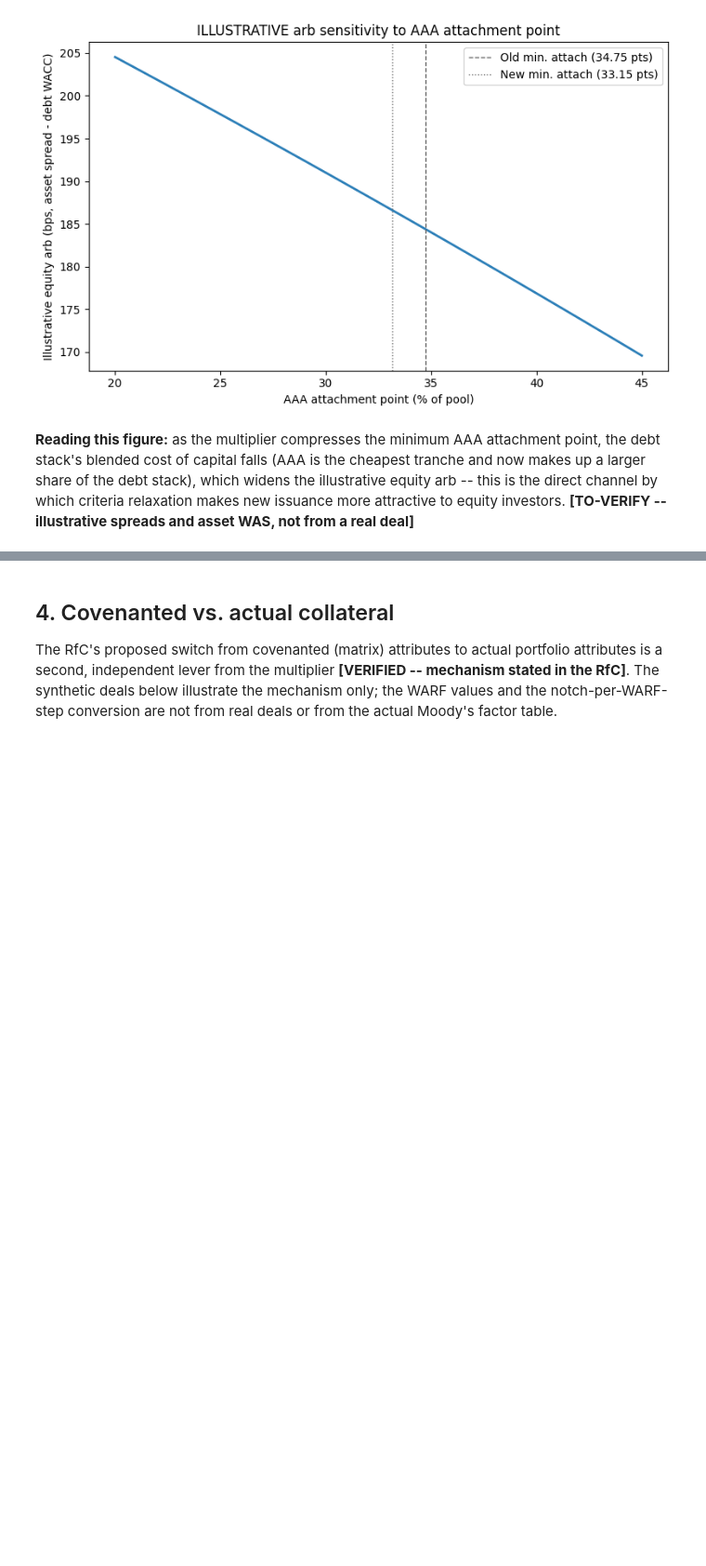
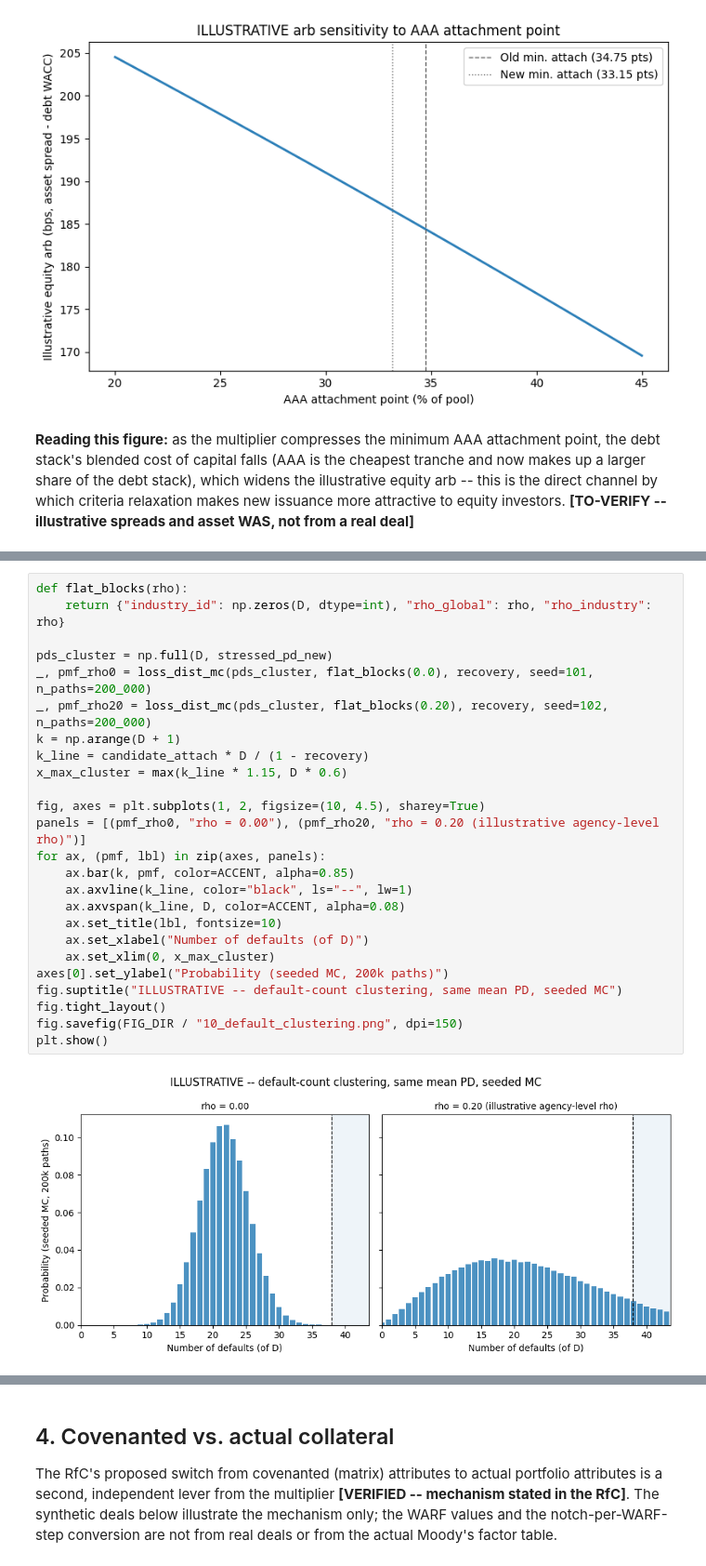
Before and after one commit to ZinuoS/Moody-s-Fitch-Rating-Replica-, a Jupyter notebook: research/clo_methodology_change_2026.ipynb, the cells around one changed output, grey strips where cells are left out. Shown at 93% size. Saved outputs shown, nothing was run; the diff lists cells and outputs as text; blank space fills up the shorter version.

```diff
--- a/research/clo_methodology_change_2026.ipynb
+++ b/research/clo_methodology_change_2026.ipynb
@@ -493,0 +816,27 @@ criteria relaxation makes new issuance more attractive to equity investors.
+# %%
+def flat_blocks(rho):
+    return {"industry_id": np.zeros(D, dtype=int), "rho_global": rho, "rho_industry": rho}
+
+pds_cluster = np.full(D, stressed_pd_new)
+_, pmf_rho0 = loss_dist_mc(pds_cluster, flat_blocks(0.0), recovery, seed=101, n_paths=200_000)
+_, pmf_rho20 = loss_dist_mc(pds_cluster, flat_blocks(0.20), recovery, seed=102, n_paths=200_000)
+k = np.arange(D + 1)
+k_line = candidate_attach * D / (1 - recovery)
+x_max_cluster = max(k_line * 1.15, D * 0.6)
+
+fig, axes = plt.subplots(1, 2, figsize=(10, 4.5), sharey=True)
+panels = [(pmf_rho0, "rho = 0.00"), (pmf_rho20, "rho = 0.20 (illustrative agency-level rho)")]
+for ax, (pmf, lbl) in zip(axes, panels):
+    ax.bar(k, pmf, color=ACCENT, alpha=0.85)
+    ax.axvline(k_line, color="black", ls="--", lw=1)
+    ax.axvspan(k_line, D, color=ACCENT, alpha=0.08)
+    ax.set_title(lbl, fontsize=10)
+    ax.set_xlabel("Number of defaults (of D)")
+    ax.set_xlim(0, x_max_cluster)
+axes[0].set_ylabel("Probability (seeded MC, 200k paths)")
+fig.suptitle("ILLUSTRATIVE -- default-count clustering, same mean PD, seeded MC")
+fig.tight_layout()
+fig.savefig(FIG_DIR / "10_default_clustering.png", dpi=150)
+plt.show()
+# %% [output]
+[figure, added]
```
Also changed, not shown: parts of 32 cells of this notebook, 1 other file.
